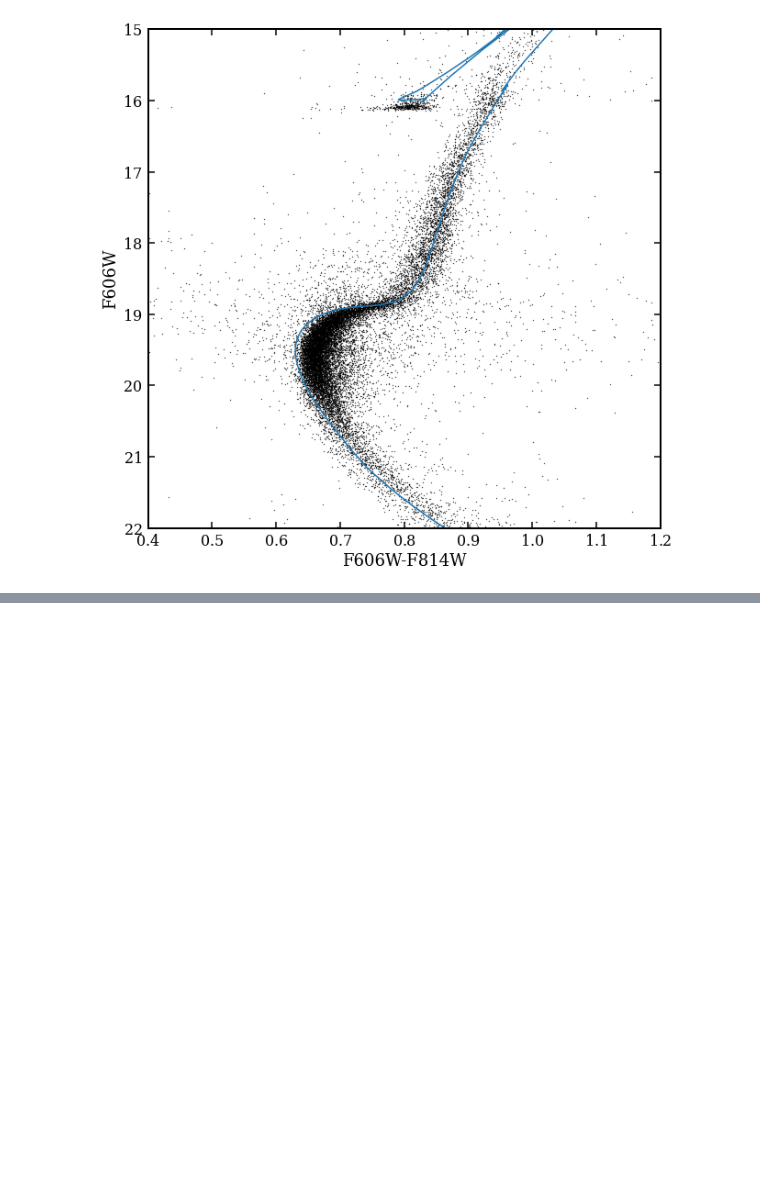
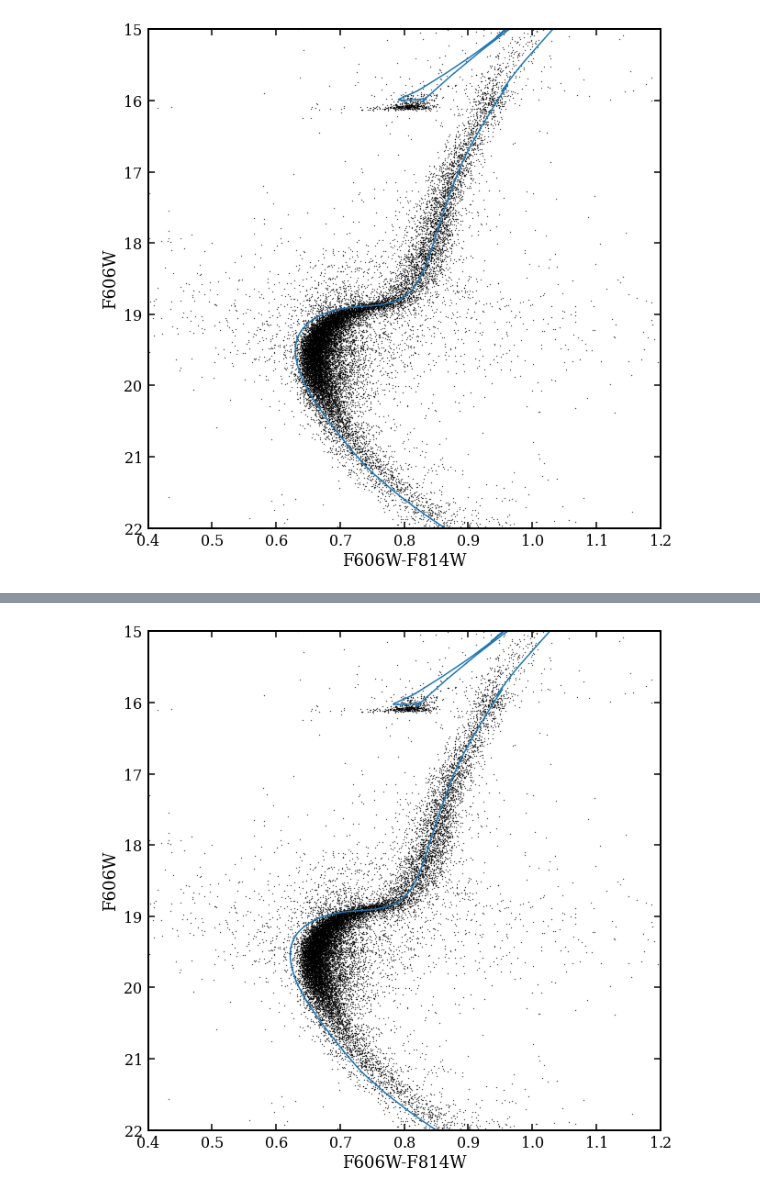
Before and after one commit to AndrewGraus/GC_project_code, a Jupyter notebook: MCMC_tests.ipynb, the cells around one changed output, grey strips where cells are left out. Cells and saved outputs as stored; diff of their text form; code cells hidden in the pictures; blank space fills up the shorter version.

```diff
--- a/MCMC_tests.ipynb
+++ b/MCMC_tests.ipynb
@@ -246,0 +386,22 @@ plt.show()
+# %%
+fig1 = figure(1,(10,10))
+basti_color, basti_mag = basti_f606w-basti_f814w+best_fit_reddening, basti_f606w+best_fit_modulus
+plt.plot(basti_color,basti_mag,color='C0')
+#plt.scatter(basti_color_min,basti_mag_min,color='C1',s=0.1)
+
+plt.scatter(F606-F814,F606,color='k',s=0.1)
+#plt.plot(mist_f275w[mask_age]-mist_f814w[mask_age],mist_f275w[mask_age],color='k')
+plt.xlim([0.4,1.2])
+plt.ylim([22,15])
+
+#plt.xlim([-0.5,2.0])
+#plt.ylim([25.0,12.5])
+
+#plt.text(-0.25,14.0,'Age: '+str(age_final)+' Gyr',fontsize=20)
+#plt.text(-0.25,15.0,'Z: '+str(Z_final),fontsize=20)
+
+plt.xlabel('F606W-F814W')
+plt.ylabel('F606W')
+plt.show()
+# %% [output]
+[figure, added]
```
Also changed, not shown: parts of 6 cells of this notebook.
